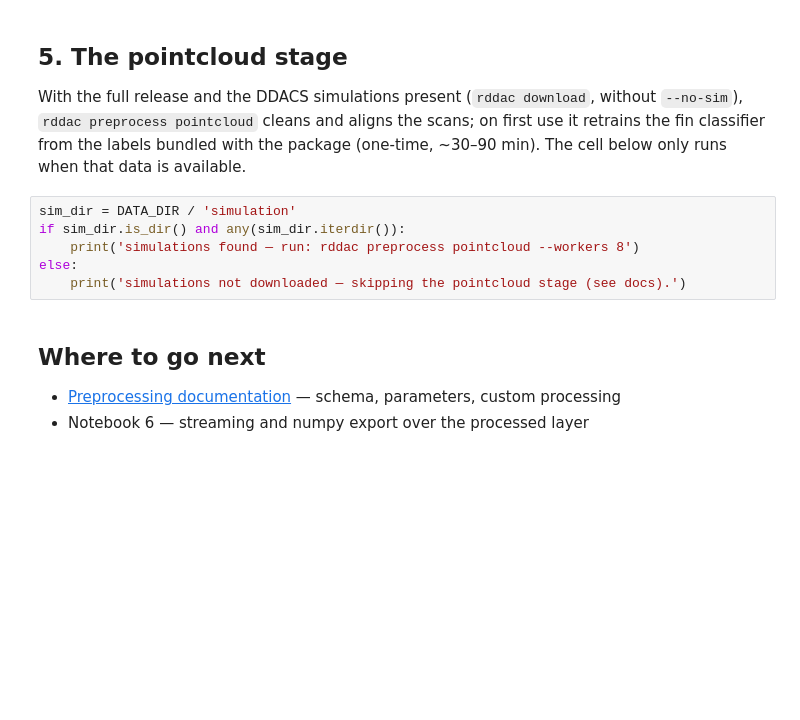
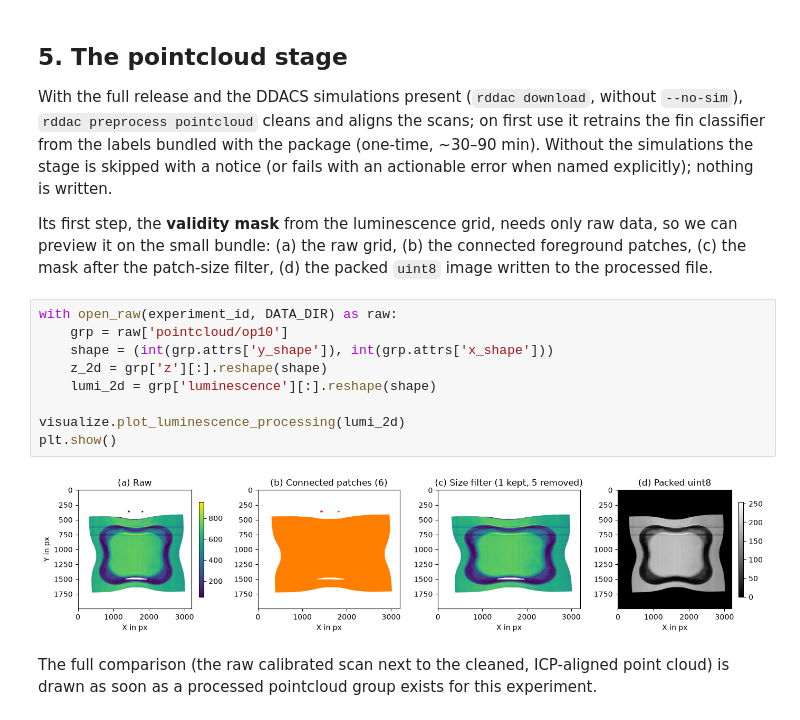
Before and after one commit to BaumSebastian/RDDAC, a Jupyter notebook: notebooks/07_preprocessing.ipynb, the cells around one changed output. Saved outputs shown, nothing was run; the diff lists cells and outputs as text; blank space fills up the shorter version.

```diff
--- a/notebooks/07_preprocessing.ipynb
+++ b/notebooks/07_preprocessing.ipynb
@@ -65,15 +120,19 @@ ax.set_xlabel('sensor position / mm'); ax.set_ylabel('oil film / g m$^{-2}$'); a
 # %% [markdown]
 ## 5. The pointcloud stage
 
-With the full release and the DDACS simulations present (`rddac download`, without `--no-sim`), `rddac preprocess pointcloud` cleans and aligns the scans; on first use it retrains the fin classifier from the labels bundled with the package (one-time, ~30–90 min). The cell below only runs when that data is available.
+With the full release and the DDACS simulations present (`rddac download`, without `--no-sim`), `rddac preprocess pointcloud` cleans and aligns the scans; on first use it retrains the fin classifier from the labels bundled with the package (one-time, ~30–90 min). Without the simulations the stage is skipped with a notice (or fails with an actionable error when named explicitly); nothing is written.
+
+Its first step, the **validity mask** from the luminescence grid, needs only raw data, so we can preview it on the small bundle: (a) the raw grid, (b) the connected foreground patches, (c) the mask after the patch-size filter, (d) the packed `uint8` image written to the processed file.
-# %%
-sim_dir = DATA_DIR / 'simulation'
-if sim_dir.is_dir() and any(sim_dir.iterdir()):
-    print('simulations found — run: rddac preprocess pointcloud --workers 8')
-else:
-    print('simulations not downloaded — skipping the pointcloud stage (see docs).')
-# %% [markdown]
-## Where to go next
-
-- [Preprocessing documentation](https://rddac.readthedocs.io/en/latest/preprocessing/) — schema, parameters, custom processing
-- Notebook 6 — streaming and numpy export over the processed layer
+# %%
+with open_raw(experiment_id, DATA_DIR) as raw:
+    grp = raw['pointcloud/op10']
+    shape = (int(grp.attrs['y_shape']), int(grp.attrs['x_shape']))
+    z_2d = grp['z'][:].reshape(shape)
+    lumi_2d = grp['luminescence'][:].reshape(shape)
+
+visualize.plot_luminescence_processing(lumi_2d)
+plt.show()
+# %% [output]
+[figure, added]
+# %% [markdown]
+The full comparison (the raw calibrated scan next to the cleaned, ICP-aligned point cloud) is drawn as soon as a processed pointcloud group exists for this experiment.
```
Also changed, not shown: parts of 24 cells of this notebook, 1 other file.
